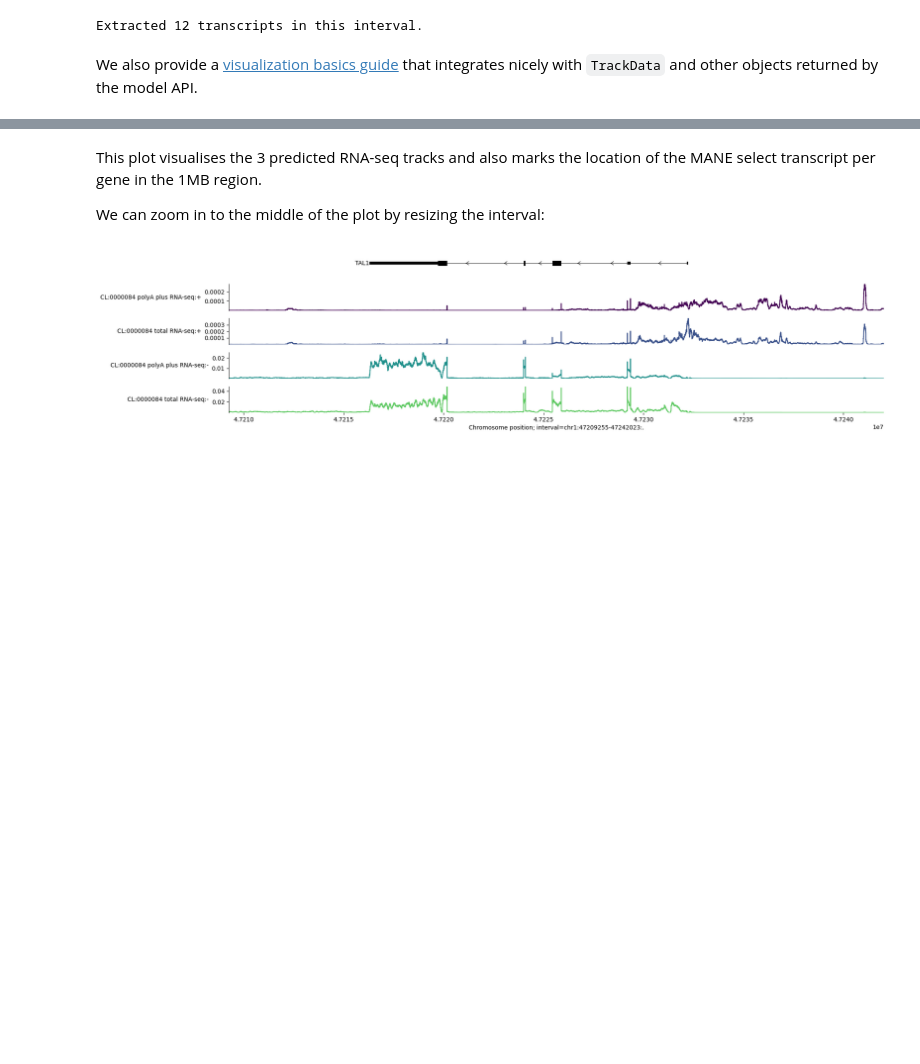
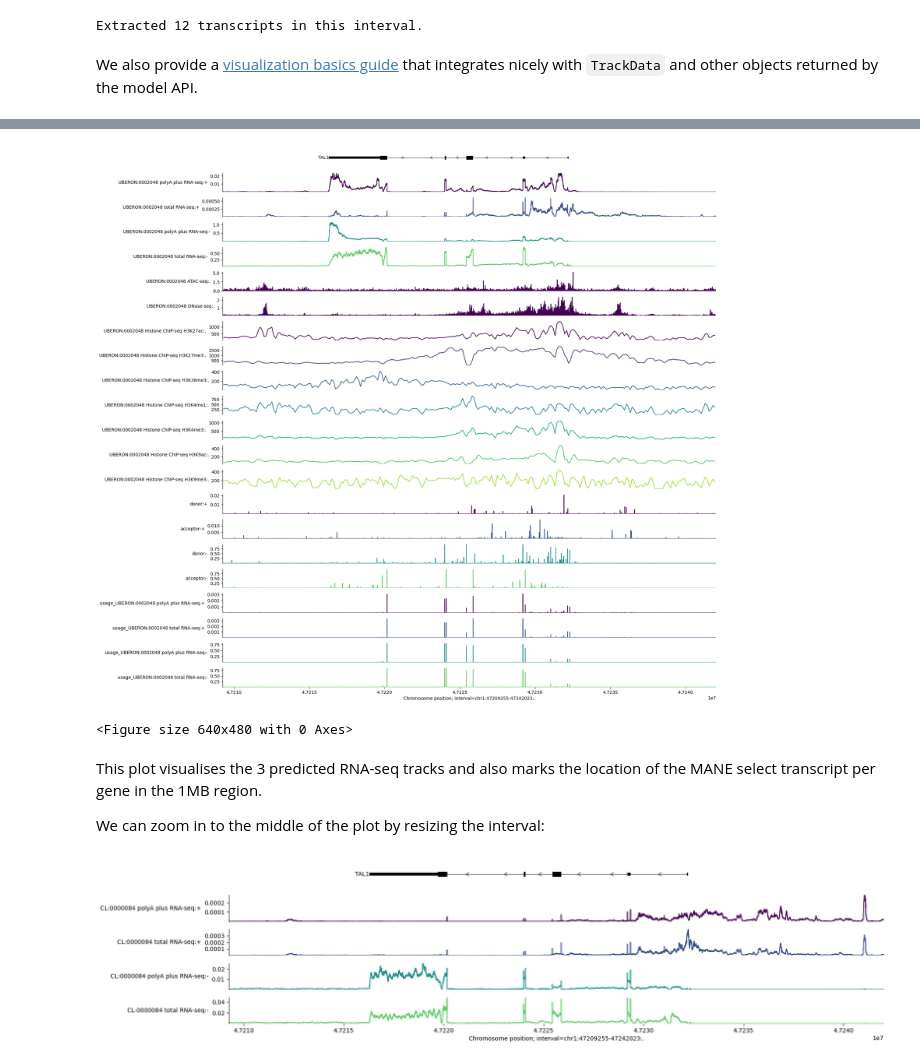
Before and after one commit to Benobivan/AlphaGenome, a Jupyter notebook: colabs/alphagenome_project_ben.ipynb, the cells around one changed output, grey strips where cells are left out. Drawn from its saved outputs; the diff is of its cells as text; code cells hidden in the pictures; blank space fills up the shorter version.

```diff
--- a/colabs/alphagenome_project_ben.ipynb
+++ b/colabs/alphagenome_project_ben.ipynb
@@ -243,4 +271,35 @@ plt.savefig('/content/tal1_rnaseq_1MB.png', dpi=300, bbox_inches='tight')
 <Figure size 640x480 with 0 Axes>
+# %%
+# BB: plot additional traits 33Kb:
+plot_components.plot(
+    components=[
+        plot_components.TranscriptAnnotation(
+            transcripts,
+            fig_height=0.1
+        ),
+        plot_components.Tracks(output_multi.rna_seq),
+        plot_components.Tracks(output_multi.atac),
+        plot_components.Tracks(output_multi.dnase),
+        plot_components.Tracks(output_multi.chip_histone), # Corrected attribute name
+        plot_components.Tracks(output_multi.chip_tf),      # Corrected attribute name
+        plot_components.Tracks(output_multi.splice_sites),
+        # plot_components.Tracks(output_multi.splice_junctions), # Removed as it's not compatible with Tracks
+        plot_components.Tracks(output_multi.splice_site_usage),
+    ],
+    interval=genome.Interval(
+        chromosome='chr1',
+        start=47209255,
+        end=47242023,
+        strand='.'
+    ),
+)
+
+plt.show()
+# BB save plot in content:
+plt.savefig('/content/tal1_addtraits_33Kb.png', dpi=300, bbox_inches='tight')
+# %% [output]
+[figure, added]
+<Figure size 640x480 with 0 Axes>
 # %% [markdown]
 This plot visualises the 3 predicted RNA-seq tracks and also marks the location
 of the MANE select transcript per gene in the 1MB region.
```
Also changed, not shown: parts of 3 cells of this notebook.
